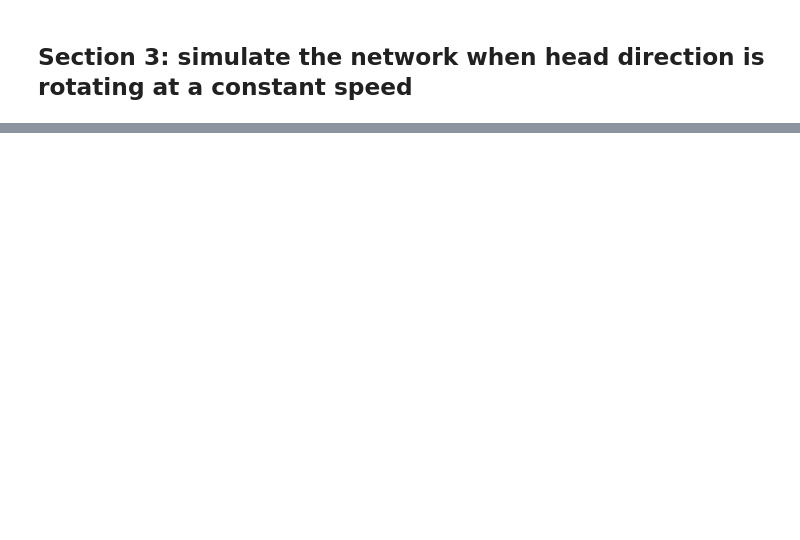
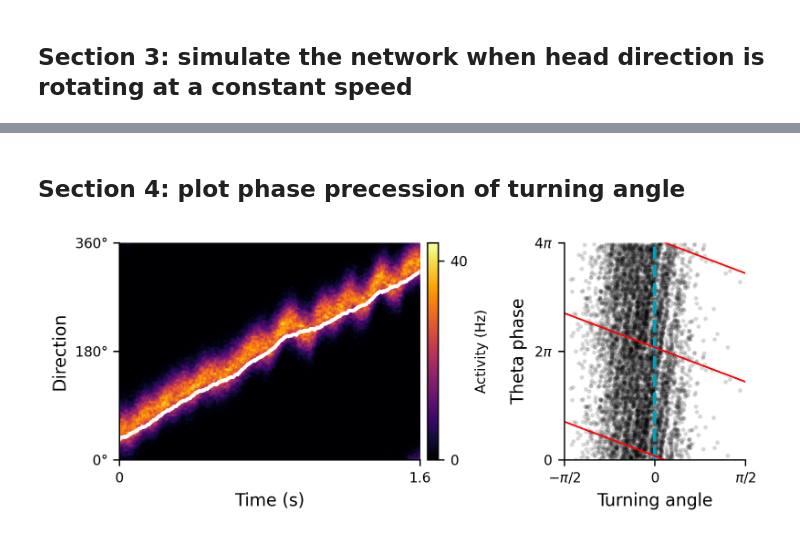
Before and after one commit to ZilongJi/HDPhasePrecession, a Jupyter notebook: HDcellSweeps.ipynb, the cells around one changed output, grey strips where cells are left out. Cells and saved outputs as stored; diff of their text form; code cells hidden in the pictures; blank space fills up the shorter version.

```diff
--- a/HDcellSweeps.ipynb
+++ b/HDcellSweeps.ipynb
@@ -139,0 +196,2 @@ plt.savefig('/home/zilong/Desktop/HDPhasePrecession/figures/HD_sweep_rotating.pd
+# %% [markdown]
+## Section 4: plot phase precession of turning angle
@@ -139,0 +271,20 @@ plt.savefig('/home/zilong/Desktop/HDPhasePrecession/figures/HD_sweep_rotating.pd
+# %%
+results = simulate(angular_velocity_gain=1, offset=-0.08, theta_mod_base=0.2)
+start, end, time_steps, Head_direction, center_HD, max_bump_activity, HD_activity, theta_phase = results
+
+fig, axs  = plt.subplots(1, 2, figsize=(6, 2.5), dpi=300, width_ratios=[2, 1])
+
+ax = axs[0]
+#plot population sweeps
+ax = plot_populationsweep(ax,
+                        time_steps[start:end],
+                        Head_direction[start:end],
+                        HD_activity[start:end])
+
+ax = axs[1]
+cellindex = 50
+ax, clr, slope = plot_phaseprecession(ax, cellindex, HD_activity, Head_direction, theta_phase)
+
+plt.tight_layout()
+# %% [output]
+[figure, added]
```
Also changed, not shown: parts of 8 cells of this notebook.
